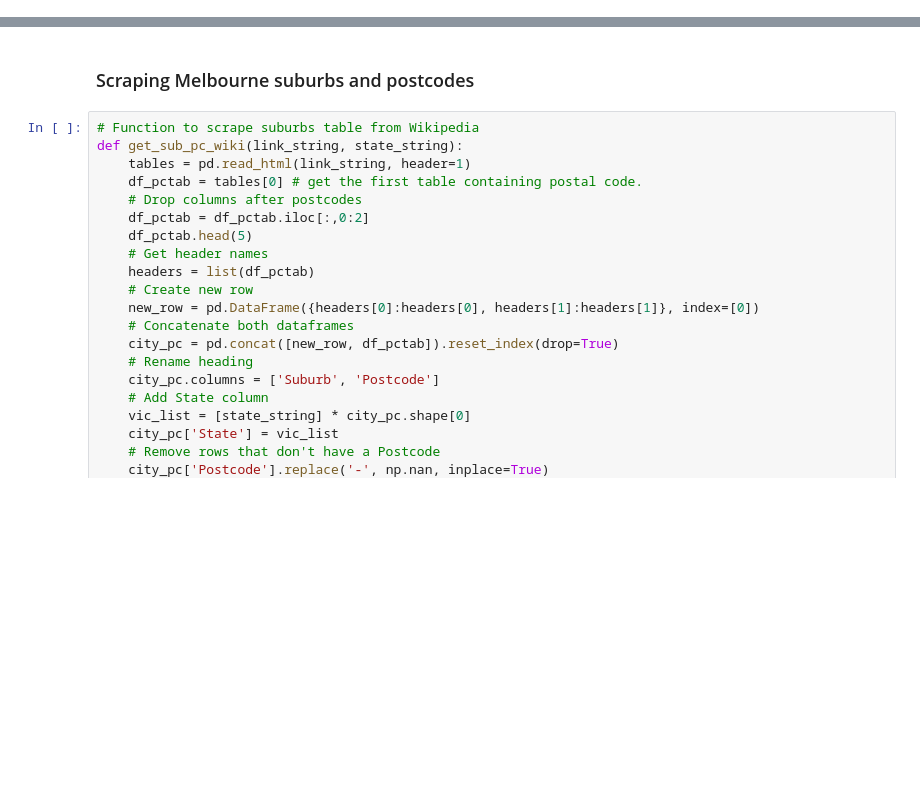
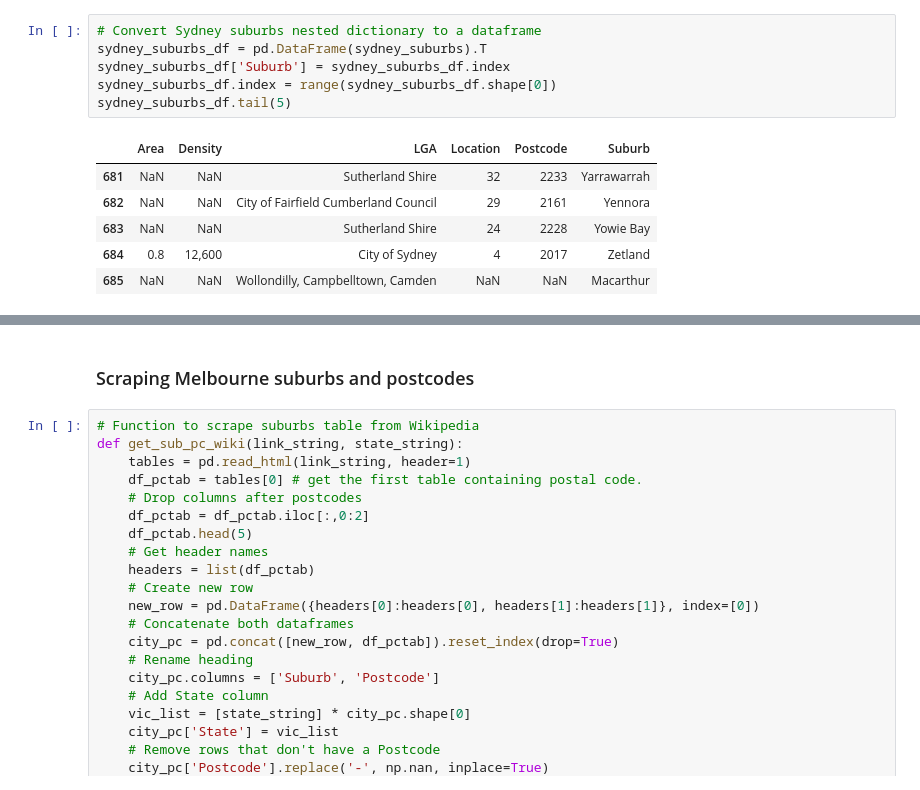
Before and after one commit to jasontran600/IBM_data_science_captstone_project, a Jupyter notebook: Melbourne_Sydney_Tasmania_migration_project/interstate_migration_project.ipynb, the cells around one changed output, grey strips where cells are left out. Saved outputs shown, nothing was run; the diff lists cells and outputs as text; blank space fills up the shorter version.

```diff
--- a/Melbourne_Sydney_Tasmania_migration_project/interstate_migration_project.ipynb
+++ b/Melbourne_Sydney_Tasmania_migration_project/interstate_migration_project.ipynb
@@ -43,0 +127,13 @@ syd_pc.head(5)
+# %%
+# Convert Sydney suburbs nested dictionary to a dataframe
+sydney_suburbs_df = pd.DataFrame(sydney_suburbs).T
+sydney_suburbs_df['Suburb'] = sydney_suburbs_df.index
+sydney_suburbs_df.index = range(sydney_suburbs_df.shape[0])
+sydney_suburbs_df.tail(5)
+# %% [output]
+|  | Area | Density | LGA | Location | Postcode | Suburb |
+| 681 | NaN | NaN | Sutherland Shire | 32 | 2233 | Yarrawarrah |
+| 682 | NaN | NaN | City of Fairfield Cumberland Council | 29 | 2161 | Yennora |
+| 683 | NaN | NaN | Sutherland Shire | 24 | 2228 | Yowie Bay |
+| 684 | 0.8 | 12,600 | City of Sydney | 4 | 2017 | Zetland |
+| 685 | NaN | NaN | Wollondilly, Campbelltown, Camden | NaN | NaN | Macarthur |
```
Also changed, not shown: parts of 41 cells of this notebook.
